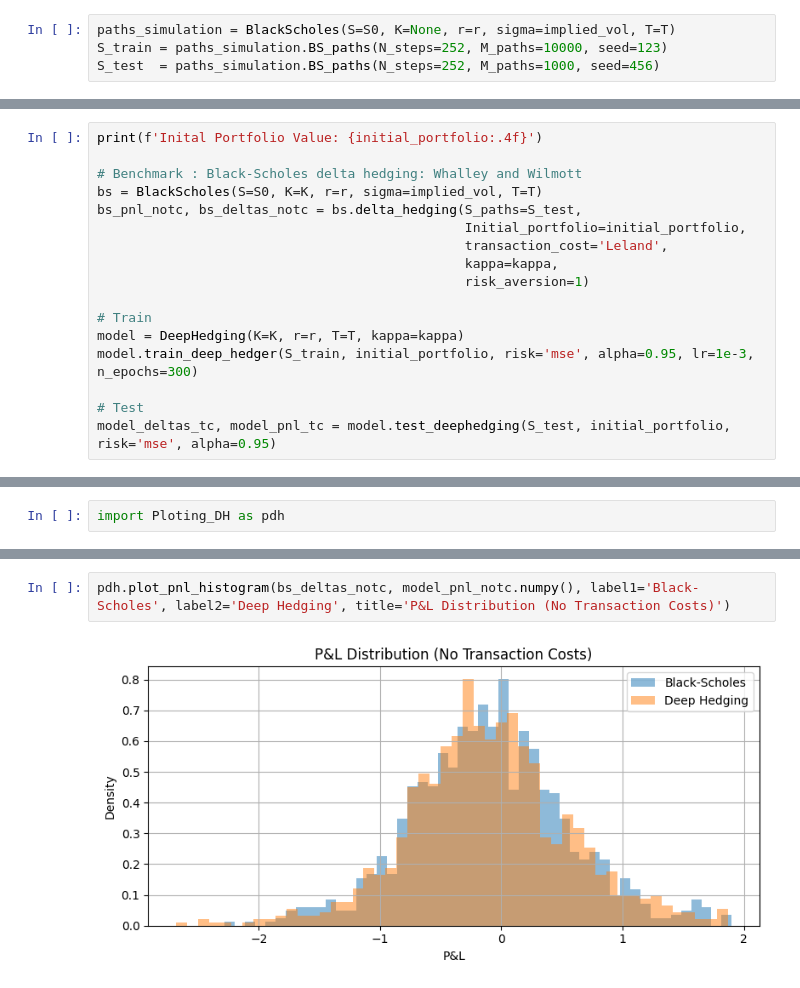
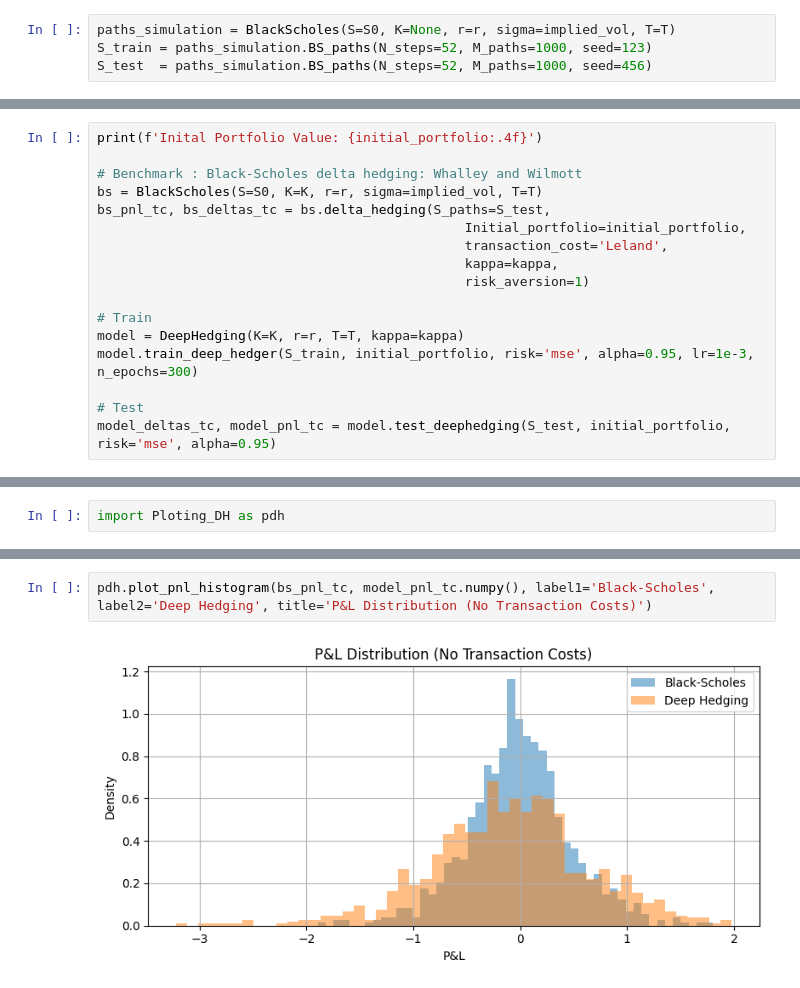
Before and after one commit to victorlabrecque/Research-Deep-Hedging-Volatility, a Jupyter notebook: Exploring_Deep_Hedging.ipynb, the cells around one changed output, grey strips where cells are left out. Drawn from its saved outputs; the diff is of its cells as text.

```diff
--- a/Exploring_Deep_Hedging.ipynb
+++ b/Exploring_Deep_Hedging.ipynb
@@ -488,8 +488,8 @@ implied_vol = bs_implied_vol.implied_vol(price=initial_portfolio)
 ##### Simulated paths
 # %%
 paths_simulation = BlackScholes(S=S0, K=None, r=r, sigma=implied_vol, T=T)
-S_train = paths_simulation.BS_paths(N_steps=252, M_paths=10000, seed=123)
-S_test  = paths_simulation.BS_paths(N_steps=252, M_paths=1000, seed=456)
+S_train = paths_simulation.BS_paths(N_steps=52, M_paths=1000, seed=123)
+S_test  = paths_simulation.BS_paths(N_steps=52, M_paths=1000, seed=456)
 # %% [markdown]
 ##### Without Transaction Costs
 # %%
@@ -520,7 +524,7 @@ print(f'Inital Portfolio Value: {initial_portfolio:.4f}')
 
 # Benchmark : Black-Scholes delta hedging: Whalley and Wilmott
 bs = BlackScholes(S=S0, K=K, r=r, sigma=implied_vol, T=T)
-bs_pnl_notc, bs_deltas_notc = bs.delta_hedging(S_paths=S_test,
+bs_pnl_tc, bs_deltas_tc = bs.delta_hedging(S_paths=S_test,
                                                Initial_portfolio=initial_portfolio,
                                                transaction_cost='Leland',
                                                kappa=kappa,
@@ -560,4 +565,4 @@ NameError: name 'model_deltas_tc' is not defined
 # %%
-pdh.plot_pnl_histogram(bs_deltas_notc, model_pnl_notc.numpy(), label1='Black-Scholes', label2='Deep Hedging', title='P&L Distribution (No Transaction Costs)')
+pdh.plot_pnl_histogram(bs_pnl_tc, model_pnl_tc.numpy(), label1='Black-Scholes', label2='Deep Hedging', title='P&L Distribution (No Transaction Costs)')
 # %% [output]
-[figure, old version]
+[figure, new version]
```
Also changed, not shown: parts of 6 cells of this notebook.
